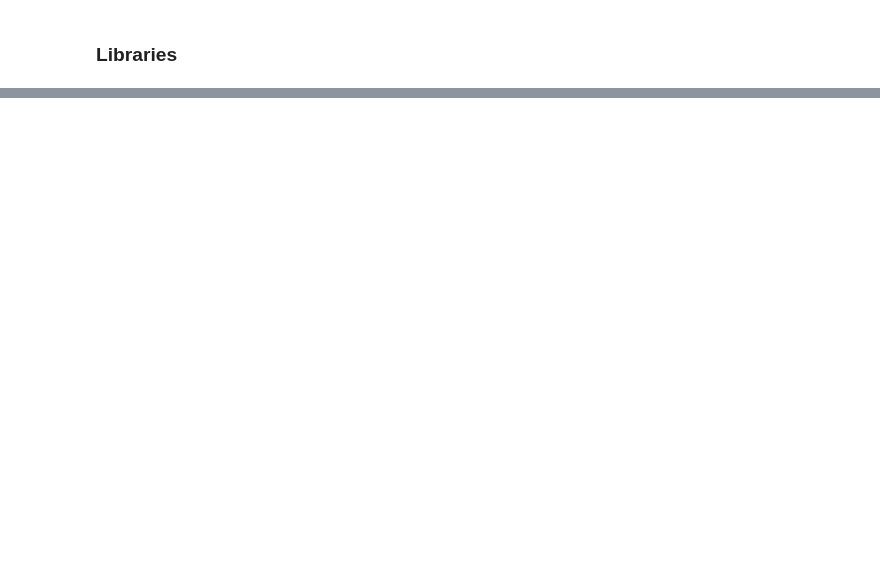
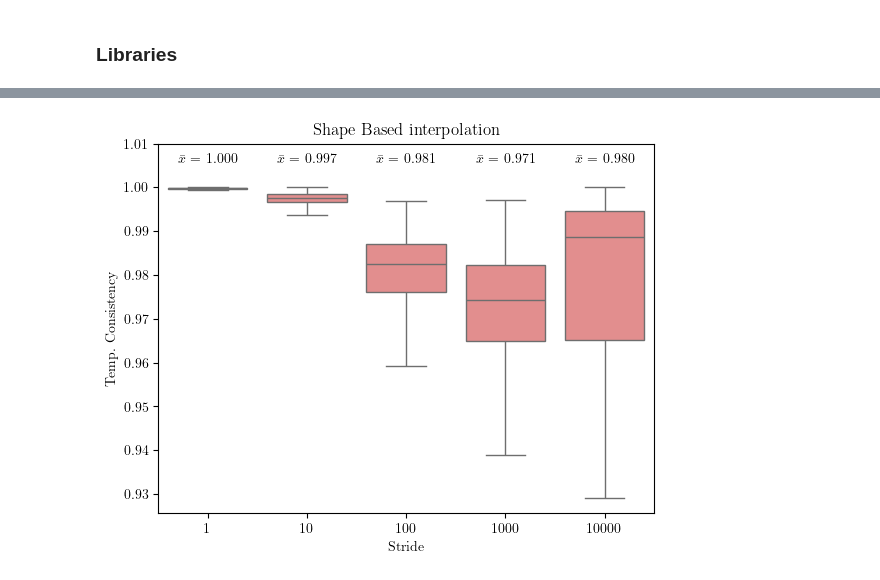
Before and after one commit to Tiago1Ribeiro/spatiotemporal-vae-reconstruction, a Jupyter notebook: notebooks/4_results_vis.ipynb, the cells around one changed output, grey strips where cells are left out. Cells and saved outputs as stored; diff of their text form; code cells hidden in the pictures; blank space fills up the shorter version.

Commit message:
Add code to read CSV files and plot results

```diff
--- a/notebooks/4_results_vis.ipynb
+++ b/notebooks/4_results_vis.ipynb
@@ -61,0 +70,5 @@ tc_csv
+# %%
+int_csv_full = [csv for csv in tc_csv if "interpol" in csv and "sampled" not in csv]
+int_csv_sampled = [csv for csv in tc_csv if "interpol" in csv and "sampled" in csv]
+ext_csv_70 = [csv for csv in tc_csv if "interpol" not in csv and "70" in csv]
+ext_csv_90 = [csv for csv in tc_csv if "interpol" not in csv and "70" not in csv]
@@ -61,0 +111,27 @@ tc_csv
+# %%
+%matplotlib inline
+import seaborn as sns
+import matplotlib
+matplotlib.rcParams.update({
+    "pgf.texsystem": "pdflatex",
+    'font.family': 'serif',
+    'text.usetex': True,
+    'pgf.rcfonts': False,
+})
+
+# Create the boxplot
+ax = sns.boxplot(x='Stride', y='Temp. Consistency', data=dfs["shape"], showfliers=False, color= 'lightcoral')
+
+# Set the y-limit of the plot
+ax.set_ylim([None,  dfs["shape"]['Temp. Consistency'].max() * 1.01])
+
+ax.set_title('Shape Based interpolation')
+
+# Calculate average for each group and annotate
+for i, group in enumerate(dfs["shape"].groupby('Stride')):
+    avg = group[1]['Temp. Consistency'].mean()
+    # Place the mean value at the top of the box
+    ax.annotate(r'$\bar{{x}}$ = {:.3f}'.format(avg), (i, dfs["shape"]['Temp. Consistency'].max() * 1.005), ha='center', va='bottom')
+plt.show()
+# %% [output]
+[figure, added]
```
Also changed, not shown: parts of 17 cells of this notebook, 4 other files.
